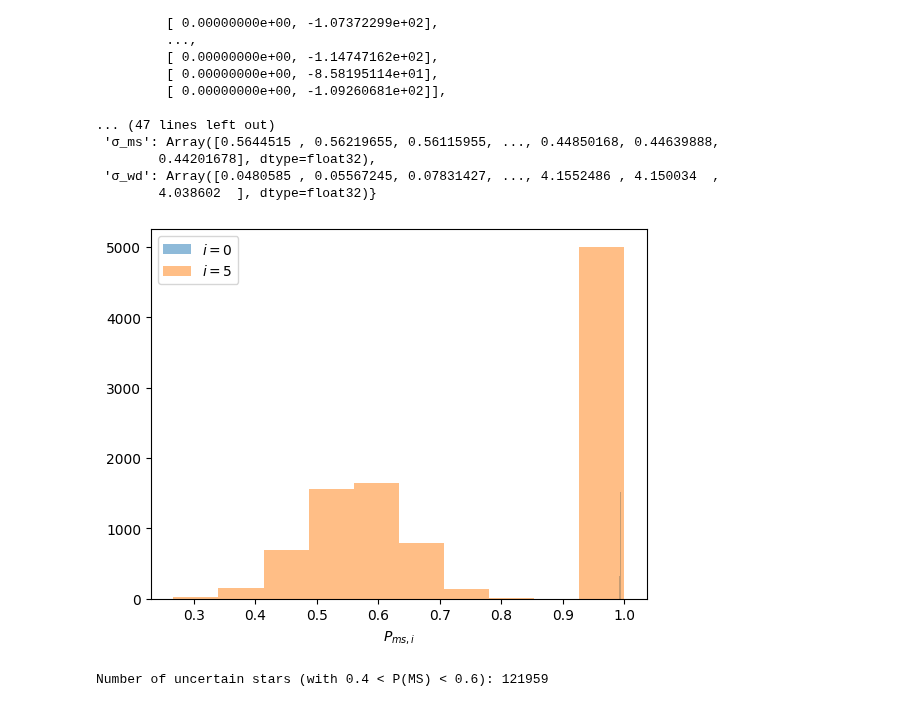
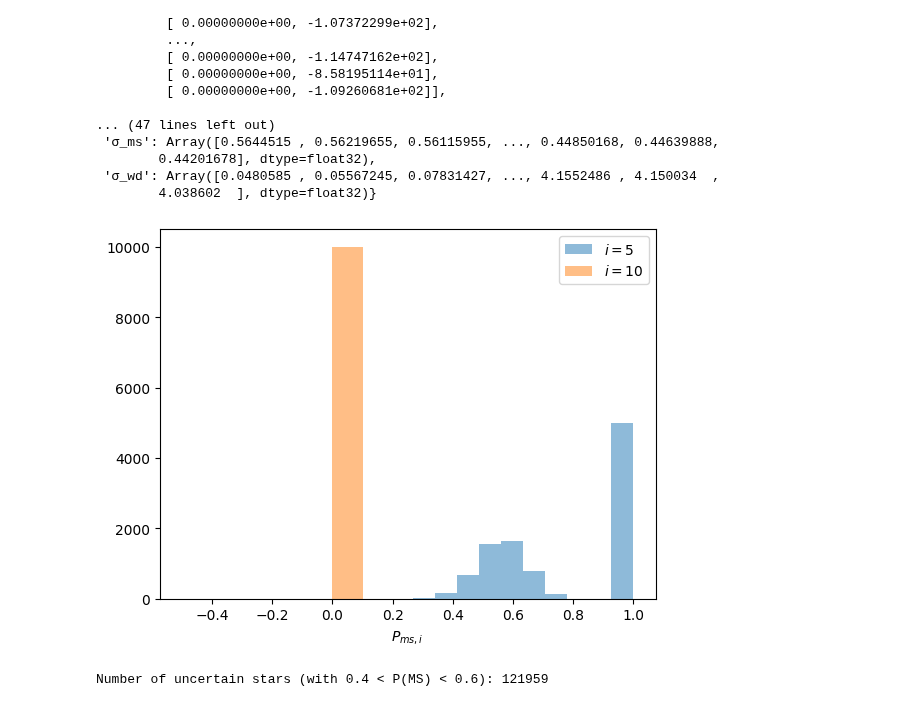
Before and after one commit to R-bna/sci-comp-ii-fall24, a Jupyter notebook: Working/MidtermPart-2.ipynb, the cells around one changed output. Saved outputs shown, nothing was run; the diff lists cells and outputs as text; code cells hidden in the pictures.

```diff
--- a/Working/MidtermPart-2.ipynb
+++ b/Working/MidtermPart-2.ipynb
@@ -174,12 +174,12 @@ samples
         4.038602  ], dtype=float32)}
 # %%
 probs_ms = jnp.exp(samples["log_p_ms"][..., 0]) # Get the probabilities for the first of the two components (i.e., the foreground)
-plt.hist(probs_ms[:, 0], label='$i=0$', alpha=0.5) # Plot for the first data point
-plt.hist(probs_ms[:, 5], label='$i=5$', alpha=0.5) # ...and the sixth
+plt.hist(probs_ms[:, 5], label='$i=5$', alpha=0.5) # Plot for the first data point
+plt.hist(probs_ms[:, 10], label='$i=10$', alpha=0.5) # ...and the sixth
 plt.xlabel("$P_{ms,i}$")
 plt.legend();
 # %% [output]
-[figure, old version]
+[figure, new version]
 # %%
 #stars that are uncertain (near 0.5 probability)
 uncertain_stars = np.where((probs_ms > 0.4) & (probs_ms < 0.6))[0]
```
Also changed, not shown: parts of 4 cells of this notebook.
